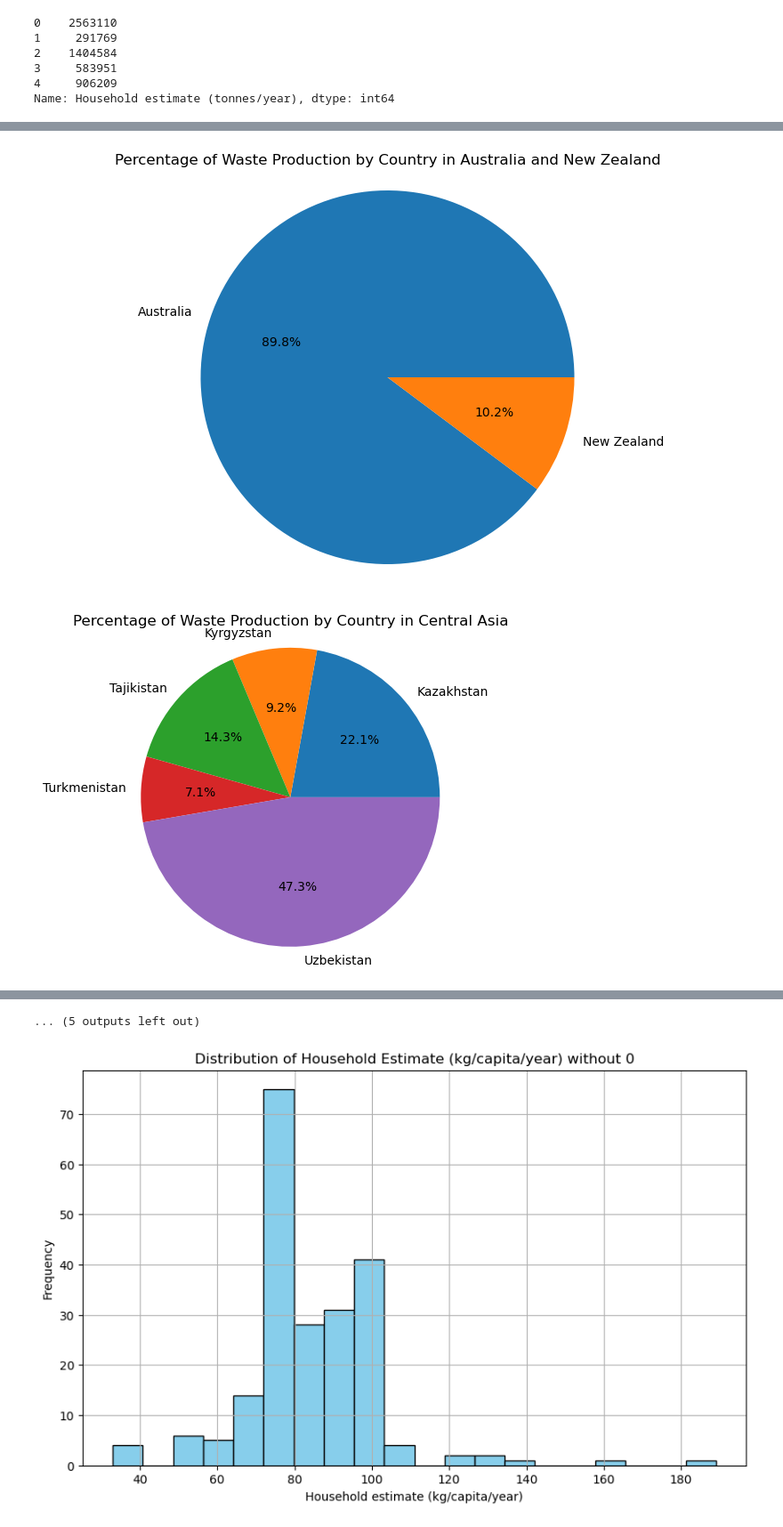
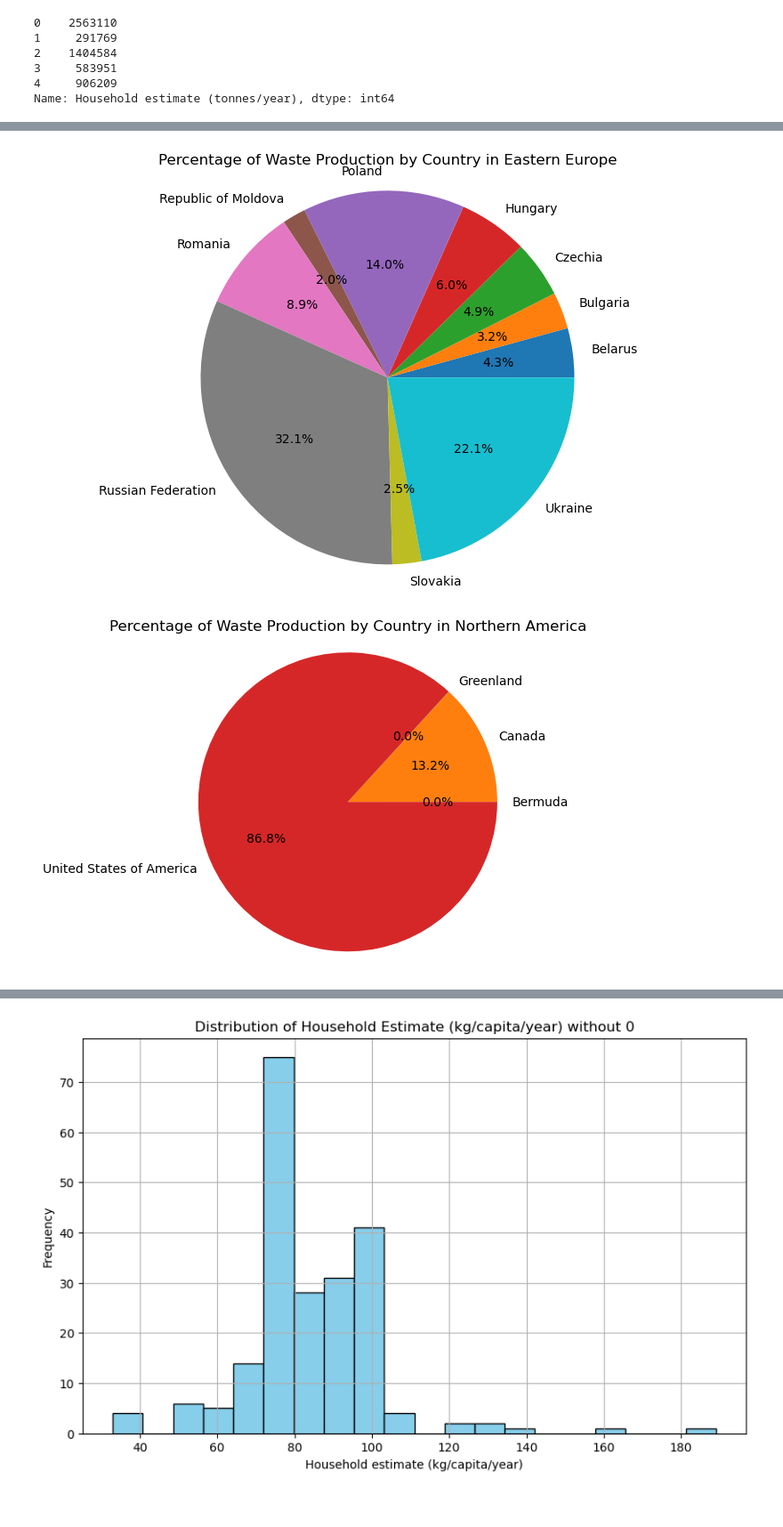
Before and after one commit to MIT-Emerging-Talent/2024-group-11-cdsp, a Jupyter notebook: milestone/milestone_3/analys.ipynb, the cells around one changed output, grey strips where cells are left out. Shown at 89% size. Drawn from its saved outputs; the diff is of its cells as text; code cells hidden in the pictures.

```diff
--- a/milestone/milestone_3/analys.ipynb
+++ b/milestone/milestone_3/analys.ipynb
@@ -5,7 +5,7 @@ import seaborn as sns
 import re
 
 # Load data from file
-file_path = "./household_food_waste.csv"
+file_path = "./household_waste.csv"
 data = pd.read_csv(file_path)
 
 # Display the first few rows of the data
@@ -28,8 +28,3 @@ data.head(20)
 | 17 | Eastern Europe | 348 | Hungary | 94 | 908,669 | Medium confidence |
 | 18 | Eastern Europe | 616 | Poland | 56 | 2,119,455 | Medium confidence |
 | 19 | Eastern Europe | 498 | Republic of Moldova | 76 | 307,419 | Very Low Confidence |
-# %%
-# Replace '*' values with 0
-data['Household estimate (tonnes/year)'] = data['Household estimate (tonnes/year)'].replace('*', 0)
-
-data.head(20)
@@ -140,19 +117,23 @@ print(region_statistics_kg_per_capita)
 # %%
 
 
 # Group the data by regions and countries and calculate the total amount of waste production for each country within the region
 region_country_grouped = data.groupby(['Region', 'Country'])['Household estimate (tonnes/year)'].sum().reset_index()
 
 # Calculate the percentage of waste production by each country within the region
 region_country_grouped['Percentage'] = region_country_grouped.groupby('Region')['Household estimate (tonnes/year)'].transform(lambda x: (x / x.sum()) * 100)
 
-# Plotting the pie chart
+# Filtering data to select specific regions
+selected_regions = ['Northern America', 'Northern Europe', 'Southern Europe', 'Western Europe', 'Eastern Europe']  # Replace this with the actual names of the regions you need
+filtered_data = region_country_grouped[region_country_grouped['Region'].isin(selected_regions)]
+
+# Plotting charts for selected regions
 plt.figure(figsize=(10, 6))
-for region, region_data in region_country_grouped.groupby('Region'):
+for region, region_data in filtered_data.groupby('Region'):
     plt.pie(region_data['Percentage'], labels=region_data['Country'], autopct='%1.1f%%')
     plt.title(f'Percentage of Waste Production by Country in {region}')
-    plt.axis('equal')  # Ensuring circular shape of the pie chart
+    plt.axis('equal')  # Ensuring a circular format for the pie chart
     plt.show()
 # %% [output]
-[figure, old version]
+[figure, new version]
-[figure, old version]
+[figure, new version]
@@ -169,4 +143,3 @@ for region, region_data in region_country_grouped.groupby('Region'):
-... (5 outputs left out)
 # %%
 # Filter out values equal to 0
 non_zero_values = data[data['Household estimate (kg/capita/year)'] != 0]['Household estimate (kg/capita/year)']
```
Also changed, not shown: parts of 8 cells of this notebook, 3 other files.
